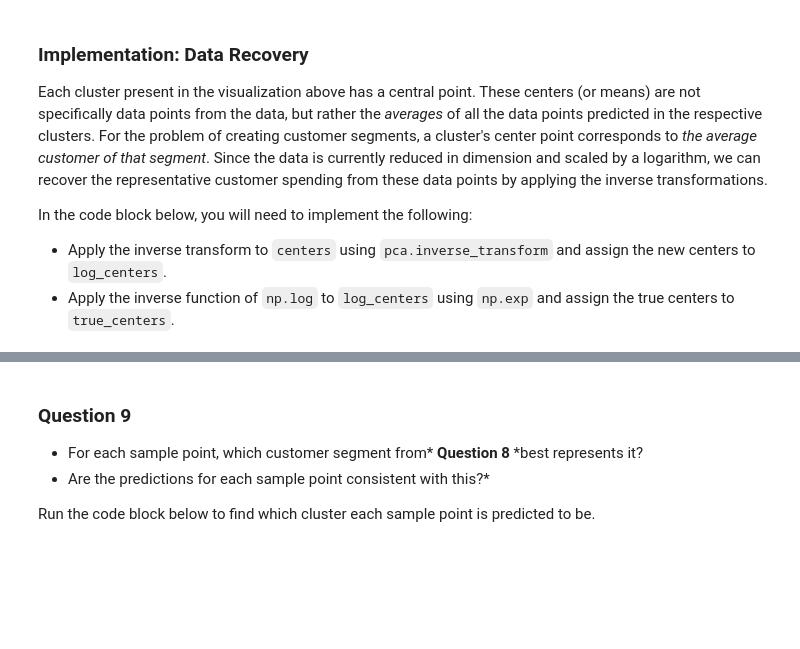
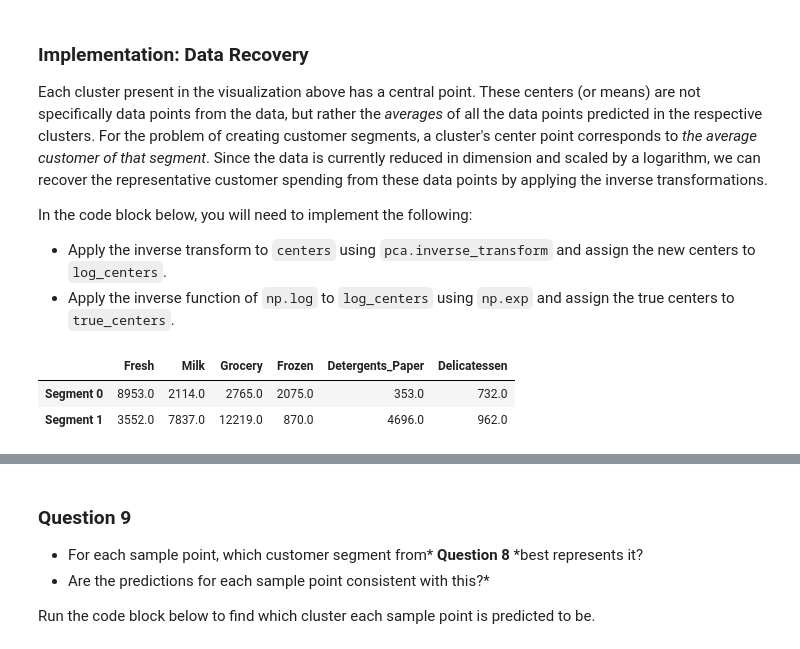
Before and after one commit to alexandrebvd/customer-segments, a Jupyter notebook: customer_segments.ipynb, the cells around one changed output, grey strips where cells are left out. Saved outputs shown, nothing was run; the diff lists cells and outputs as text; code cells hidden in the pictures; blank space fills up the shorter version.

```diff
--- a/customer_segments.ipynb
+++ b/customer_segments.ipynb
@@ -509,9 +509,9 @@ from sklearn.mixture import GaussianMixture
 from sklearn.metrics import silhouette_score
 
 print('Number of clusters and Silhouette scores')
-for i in range(2, 40):
+for silhouette in range(2, 40):
     # TODO: Apply your clustering algorithm of choice to the reduced data
-    clusterer = GaussianMixture(n_components=i, covariance_type='full', random_state=28).fit(reduced_data)
+    clusterer = GaussianMixture(n_components=silhouette, covariance_type='full', random_state=28).fit(reduced_data)
 
     # TODO: Predict the cluster for each data point
     preds = clusterer.predict(reduced_data)
@@ -525,7 +525,7 @@ for i in range(2, 40):
     # TODO: Calculate the mean silhouette coefficient for the number of clusters chosen
     score = silhouette_score(reduced_data, preds)
 
-    print('{}: {}'.format(i, score))
+    print('{}: {}'.format(silhouette, score))
 # %% [output]
 Number of clusters and Silhouette scores
 2: 0.42232468264593864
@@ -554,6 +554,23 @@ Number of clusters and Silhouette scores
 # %% [markdown]
 ### Cluster Visualization
 Once you've chosen the optimal number of clusters for your clustering algorithm using the scoring metric above, you can now visualize the results by executing the code block below. Note that, for experimentation purposes, you are welcome to adjust the number of clusters for your clustering algorithm to see various visualizations. The final visualization provided should, however, correspond with the optimal number of clusters.
+# %%
+#Re-running to use 2 cluesters
+
+# TODO: Apply your clustering algorithm of choice to the reduced data
+clusterer = GaussianMixture(n_components=2, covariance_type='full', random_state=42).fit(reduced_data)
+
+# TODO: Predict the cluster for each data point
+preds = clusterer.predict(reduced_data)
+
+# TODO: Find the cluster centers
+centers = clusterer.means_
+
+# TODO: Predict the cluster for each transformed sample data point
+sample_preds = clusterer.predict(pca_samples)
+
+# TODO: Calculate the mean silhouette coefficient for the number of clusters chosen
+score = silhouette_score(reduced_data, preds)
 # %%
 # Display the results of the clustering from implementation
 vs.cluster_results(reduced_data, preds, centers, pca_samples)
@@ -566,13 +585,17 @@ In the code block below, you will need to implement the following:
  - Apply the inverse function of `np.log` to `log_centers` using `np.exp` and assign the true centers to `true_centers`.
 # %%
 # TODO: Inverse transform the centers
-log_centers = None
+log_centers = pca.inverse_transform(centers)
 
 # TODO: Exponentiate the centers
-true_centers = None
+true_centers = np.exp(log_centers)
 
 # Display the true centers
 segments = ['Segment {}'.format(i) for i in range(0,len(centers))]
 true_centers = pd.DataFrame(np.round(true_centers), columns = data.keys())
 true_centers.index = segments
 display(true_centers)
+# %% [output]
+|  | Fresh | Milk | Grocery | Frozen | Detergents_Paper | Delicatessen |
+| Segment 0 | 8953.0 | 2114.0 | 2765.0 | 2075.0 | 353.0 | 732.0 |
+| Segment 1 | 3552.0 | 7837.0 | 12219.0 | 870.0 | 4696.0 | 962.0 |
```
Also changed, not shown: parts of 11 cells of this notebook, 2 other files.
